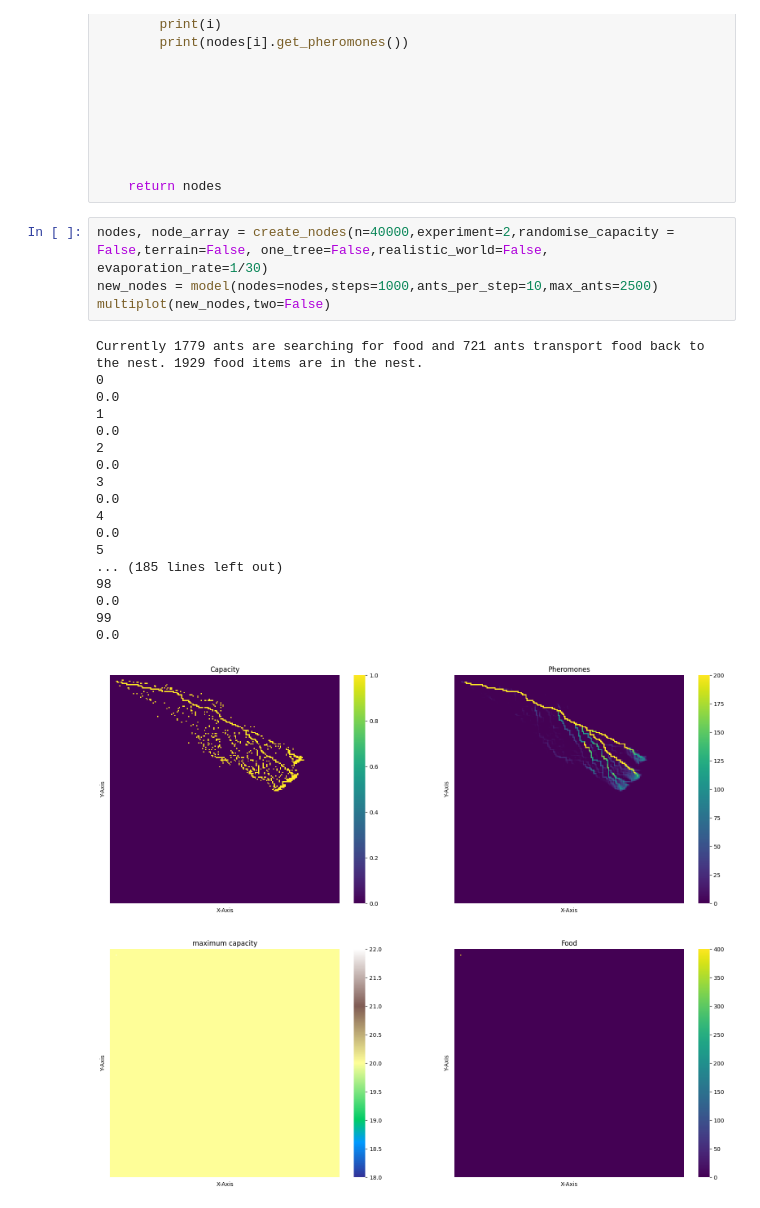
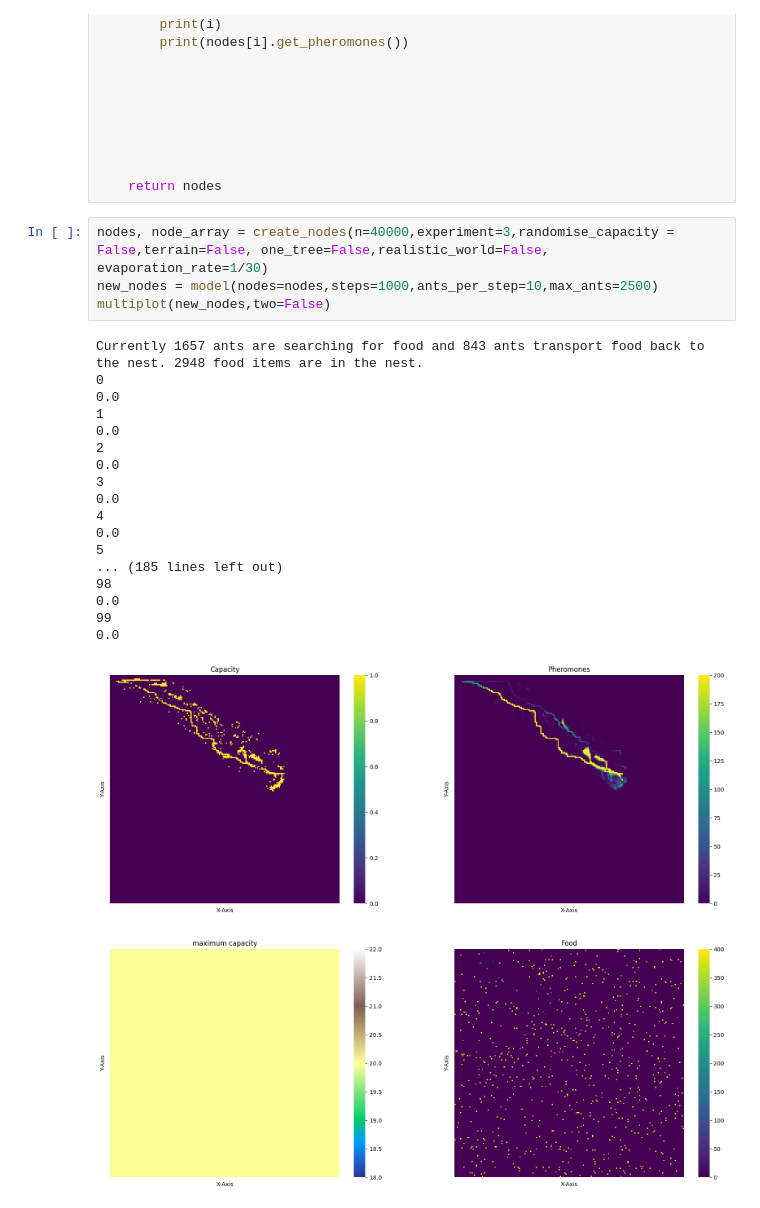
Before and after one commit to llctrautmann/ArmyAntsRaidingIAM, a Jupyter notebook: army_ants_raid_model_v2.ipynb, the cells around one changed output. Cells and saved outputs as stored; diff of their text form.

```diff
--- a/army_ants_raid_model_v2.ipynb
+++ b/army_ants_raid_model_v2.ipynb
@@ -678,25 +678,25 @@ def model(nodes,steps,ants_per_step,max_ants):
 
     return nodes
 # %%
-nodes, node_array = create_nodes(n=40000,experiment=2,randomise_capacity = False,terrain=False, one_tree=False,realistic_world=False, evaporation_rate=1/30)
+nodes, node_array = create_nodes(n=40000,experiment=3,randomise_capacity = False,terrain=False, one_tree=False,realistic_world=False, evaporation_rate=1/30)
 new_nodes = model(nodes=nodes,steps=1000,ants_per_step=10,max_ants=2500)
 multiplot(new_nodes,two=False)
 # %% [output]
-Currently 1779 ants are searching for food and 721 ants transport food back to the nest. 1929 food items are in the nest.
+Currently 1657 ants are searching for food and 843 ants transport food back to the nest. 2948 food items are in the nest.
 0
 0.0
 1
 0.0
 2
 0.0
 3
 0.0
 4
 0.0
 5
 ... (185 lines left out)
 98
 0.0
 99
 0.0
-[figure, old version]
+[figure, new version]
```
Also changed, not shown: 1 other file.
